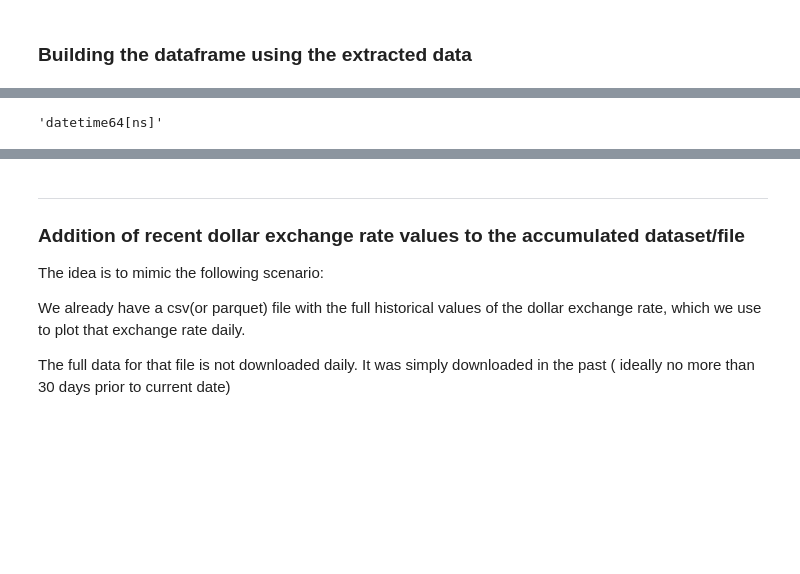
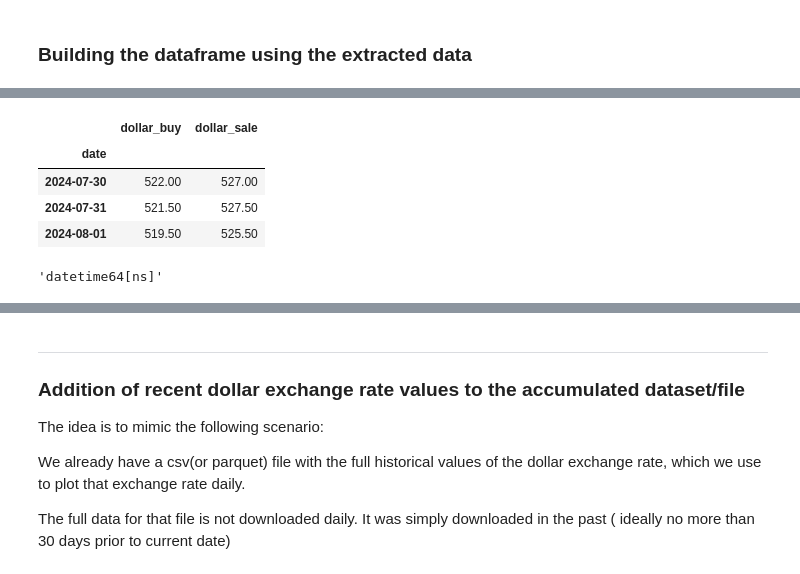
Before and after one commit to lemilosm/bccr_dollar_exch_rate_hist_webscr, a Jupyter notebook: bccr_dollar_exchange_rate_history_webscraping.ipynb, the cells around one changed output, grey strips where cells are left out. Drawn from its saved outputs; the diff is of its cells as text; code cells hidden in the pictures; blank space fills up the shorter version.

```diff
--- a/bccr_dollar_exchange_rate_history_webscraping.ipynb
+++ b/bccr_dollar_exchange_rate_history_webscraping.ipynb
@@ -989,13 +1035,24 @@ df_dolExch_lst30d.tail(3)
+# %%
+# Now we can finally apply the datetime format to the index
+df_dolExch_lst30d.index = pd.to_datetime(df_dolExch_lst30d.index, format='mixed', dayfirst=True)
+
+df_dolExch_lst30d.tail(3)
+# %% [output]
+|  | dollar_buy | dollar_sale |
+| date |  |  |
+| 2024-07-30 | 522.00 | 527.00 |
+| 2024-07-31 | 521.50 | 527.50 |
+| 2024-08-01 | 519.50 | 525.50 |
+# %%
+df_dolExch_lst30d.index.dtype.name
+# %% [output]
+'datetime64[ns]'
 # %%
 # If the format of the dollar colums was not corrected before at the dollar list code (but it did)
 # we could use the following lines by uncommenting them
 
 # df_dolExch_lst30d.dollar_buy =  df_dolExch_lst30d.dollar_buy.astype('float16')
 # df_dolExch_lst30d.dollar_sale =  df_dolExch_lst30d.dollar_sale.astype('float16')
-# %%
-df_dolExch_lst30d.index.dtype.name
-# %% [output]
-'datetime64[ns]'
 # %%
 df_dolExch_lst30d.info()
 # %% [output]
```
Also changed, not shown: parts of 60 cells of this notebook, 2 other files.
